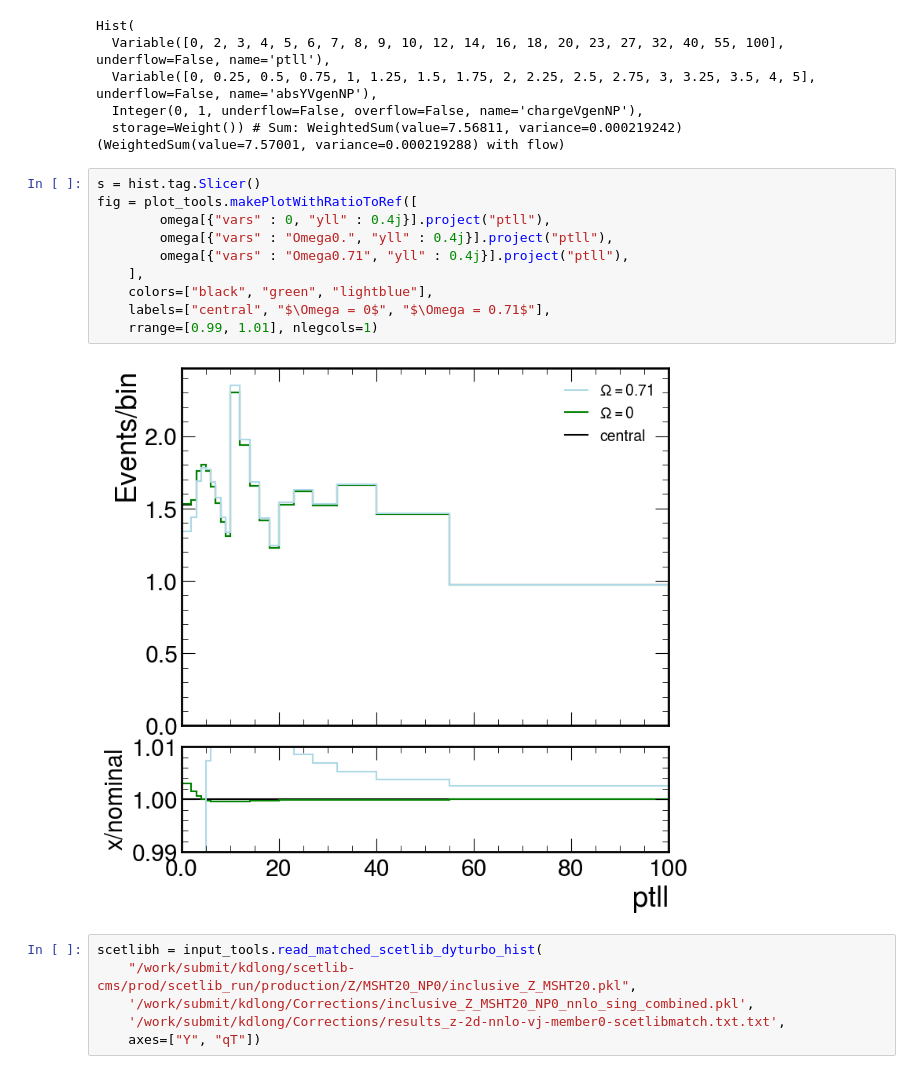
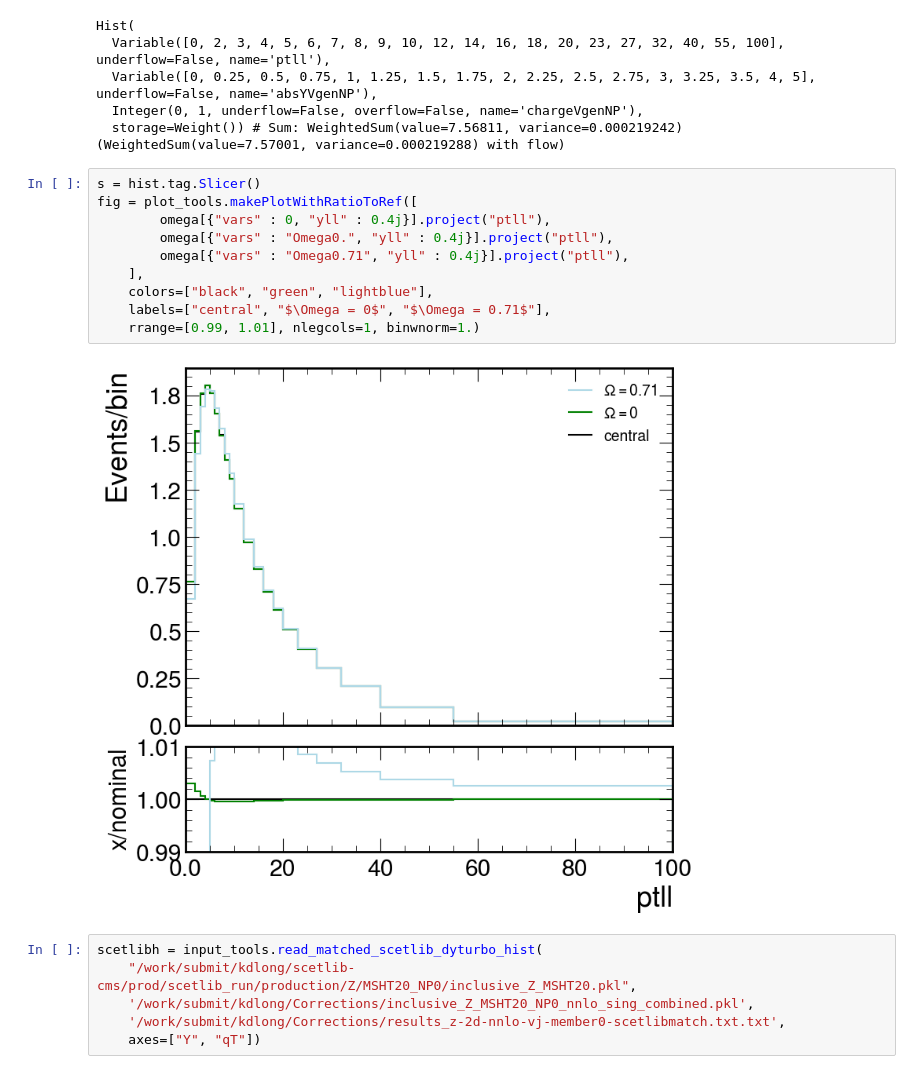
Before and after one commit to kdlong/WRemnants, a Jupyter notebook: notebooks/scetlib.ipynb, the cells around one changed output. Saved outputs shown, nothing was run; the diff lists cells and outputs as text.

```diff
--- a/notebooks/scetlib.ipynb
+++ b/notebooks/scetlib.ipynb
@@ -50,15 +68,15 @@ Hist(
 # %%
 s = hist.tag.Slicer()
 fig = plot_tools.makePlotWithRatioToRef([
         omega[{"vars" : 0, "yll" : 0.4j}].project("ptll"),
         omega[{"vars" : "Omega0.", "yll" : 0.4j}].project("ptll"),
         omega[{"vars" : "Omega0.71", "yll" : 0.4j}].project("ptll"),
     ],
     colors=["black", "green", "lightblue"],
     labels=["central", "$\Omega = 0$", "$\Omega = 0.71$"],
-    rrange=[0.99, 1.01], nlegcols=1)
+    rrange=[0.99, 1.01], nlegcols=1, binwnorm=1.)
 # %% [output]
-[figure, old version]
+[figure, new version]
 # %%
 scetlibh = input_tools.read_matched_scetlib_dyturbo_hist(
     "/work/submit/kdlong/scetlib-cms/prod/scetlib_run/production/Z/MSHT20_NP0/inclusive_Z_MSHT20.pkl",
```
Also changed, not shown: parts of 16 cells of this notebook, 5 other files.
